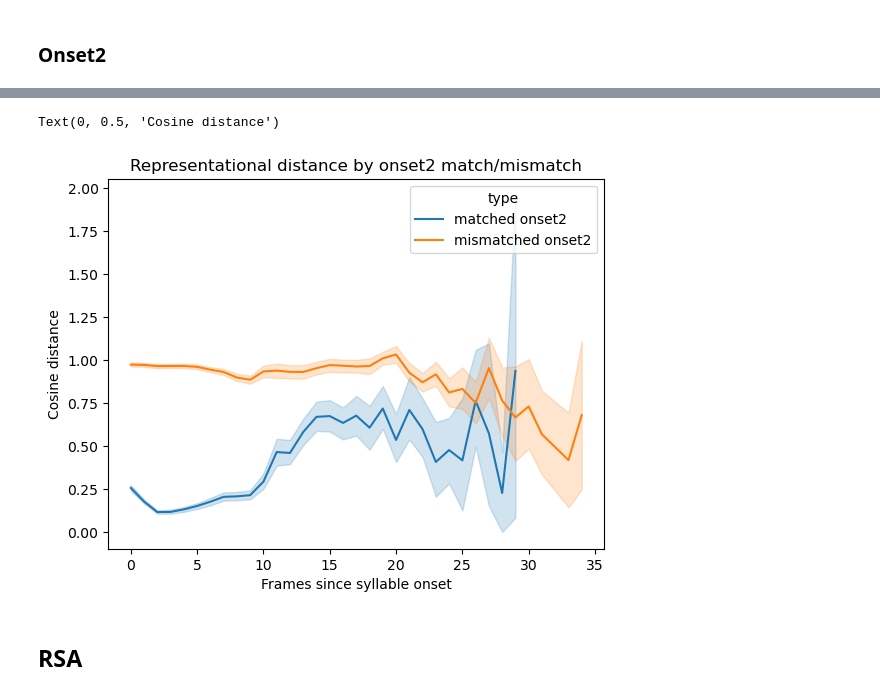
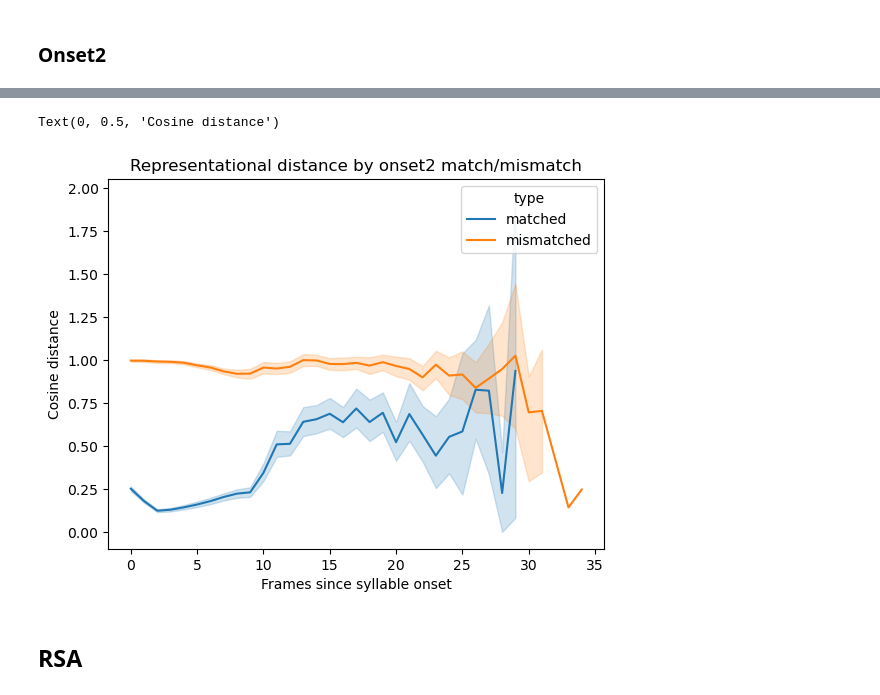
Before and after one commit to hans/ideal-word-representations, a Jupyter notebook: notebooks/syllable_coherence.ipynb, the cells around one changed output, grey strips where cells are left out. Saved outputs shown, nothing was run; the diff lists cells and outputs as text; code cells hidden in the pictures.

```diff
--- a/notebooks/syllable_coherence.ipynb
+++ b/notebooks/syllable_coherence.ipynb
@@ -176,10 +166,0 @@ between_onset_distance, between_onset_distance_offset = \
-# %%
-within_onset_samples = []
-for syll in state_space_spec.labels:
-    matched_onset = [idx2 for idx2, syll2 in enumerate(state_space_spec.labels) if syll2[0] == syll[0] and syll2 != syll]
-    within_onset_samples.append(np.random.choice(matched_onset, min(num_samples, len(matched_onset)), replace=False))
-
-within_onset_distance, within_onset_distance_offset = \
-    coherence.estimate_between_distance(trajectory, lengths, state_space_spec,
-                                        between_samples=within_onset_samples,
-                                        metric=metric)
@@ -264,11 +213,0 @@ between_nucleus_distance, between_nucleus_distance_offset = \
-# %%
-within_nucleus_samples = []
-for nucleus, syll in zip(nuclei, state_space_spec.labels):
-    matched_nucleus = [idx2 for idx2, (nucl2, syll2) in enumerate(zip(nuclei, state_space_spec.labels))
-                       if nucl2 == nucleus and syll2 != syll]
-    within_nucleus_samples.append(np.random.choice(matched_nucleus, min(num_samples, len(matched_nucleus)), replace=False))
-
-within_nucleus_distance, within_nucleus_distance_offset = \
-    coherence.estimate_between_distance(trajectory, lengths, state_space_spec,
-                                        between_samples=within_nucleus_samples,
-                                        metric=metric)
@@ -310,20 +226,3 @@ Text(0, 0.5, 'Cosine distance')
 [figure]
 # %% [markdown]
 ### Onset2
-# %%
-syll_mask = np.array([len(syll) > 2 for syll in state_space_spec.labels])
-traj_subset = [trajectory[idx] for idx in syll_mask.nonzero()[0]]
-lengths_subset = [lengths[idx] for idx in syll_mask.nonzero()[0]]
-labels_subset = [state_space_spec.labels[idx] for idx in syll_mask.nonzero()[0]]
-
-onsets2 = [syll[:2] for syll in labels_subset]
-
-matched_onset2_samples, mismatched_onset2_samples = [], []
-for syll, onset2 in zip(labels_subset, onsets2):
-    matched_onset2_samples_i = [idx2 for idx2, (syll2, onset2_2) in enumerate(zip(labels_subset, onsets2))
-                              if syll2 != syll and onset2_2 == onset2]
-    mismatched_onset2_samples_i = [idx2 for idx2, (syll2, onset2_2) in enumerate(zip(labels_subset, onsets2))
-                                 if onset2_2 != onset2]
-
-    matched_onset2_samples.append(np.random.choice(matched_onset2_samples_i, min(num_samples, len(matched_onset2_samples_i)), replace=False))
-    mismatched_onset2_samples.append(np.random.choice(mismatched_onset2_samples_i, min(num_samples, len(mismatched_onset2_samples_i)), replace=False))
@@ -349 +229,5 @@ matched_onset2_distance_df = pd.DataFrame(np.nanmean(matched_onset2_distance, ax
+# %%
+onsets2 = [syll[:2] for syll in state_space_spec.labels]
+onset2_distance_df, onset2_distance_offset_df = coherence.estimate_category_within_between_distance(
+    trajectory, lengths, onsets2, metric=metric, labels=state_space_spec.labels)
 # %%
@@ -367,11 +235,11 @@ merged_onset2_match_df
 # %%
-ax = sns.lineplot(data=merged_onset2_match_df.dropna(), x="frame", y="distance", hue="type")
+ax = sns.lineplot(data=onset2_distance_df.dropna(), x="frame", y="distance", hue="type")
 ax.set_title("Representational distance by onset2 match/mismatch")
 ax.set_xlabel("Frames since syllable onset")
 ax.set_ylabel(f"{metric.capitalize()} distance")
 # %% [output]
 Text(0, 0.5, 'Cosine distance')
-[figure, old version]
+[figure, new version]
 # %% [markdown]
 ## RSA
 # %%
```
Also changed, not shown: parts of 18 cells of this notebook, 2 other files.
